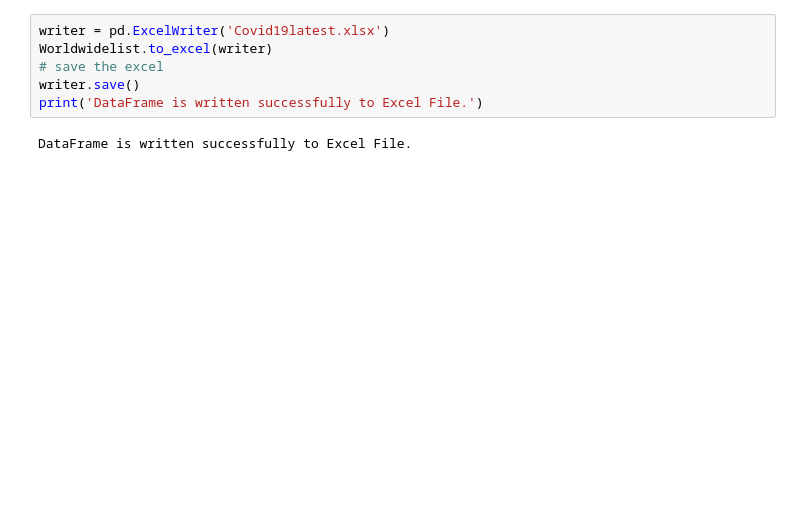
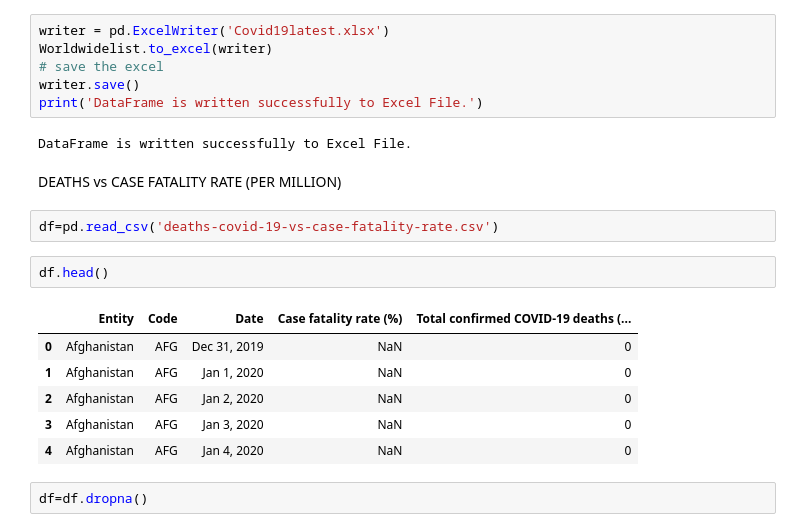
Before and after one commit to VishnuBhaarath/Analysiscovid, a Jupyter notebook: COVID19analysis.ipynb, the cells around one changed output. Cells and saved outputs as stored; diff of their text form; blank space fills up the shorter version.

Commit message:
Death vs fatality data cleaning

```diff
--- a/COVID19analysis.ipynb
+++ b/COVID19analysis.ipynb
@@ -163,3 +163,18 @@ writer.save()
 print('DataFrame is written successfully to Excel File.')
 # %% [output]
 DataFrame is written successfully to Excel File.
+# %% [markdown]
+DEATHS vs CASE FATALITY RATE (PER MILLION)
+# %%
+df=pd.read_csv('deaths-covid-19-vs-case-fatality-rate.csv')
+# %%
+df.head()
+# %% [output]
+|  | Entity | Code | Date | Case fatality rate (%) | Total confirmed COVID-19 deaths (... |
+| 0 | Afghanistan | AFG | Dec 31, 2019 | NaN | 0 |
+| 1 | Afghanistan | AFG | Jan 1, 2020 | NaN | 0 |
+| 2 | Afghanistan | AFG | Jan 2, 2020 | NaN | 0 |
+| 3 | Afghanistan | AFG | Jan 3, 2020 | NaN | 0 |
+| 4 | Afghanistan | AFG | Jan 4, 2020 | NaN | 0 |
+# %%
+df=df.dropna()
```
Also changed, not shown: parts of 3 cells of this notebook.
